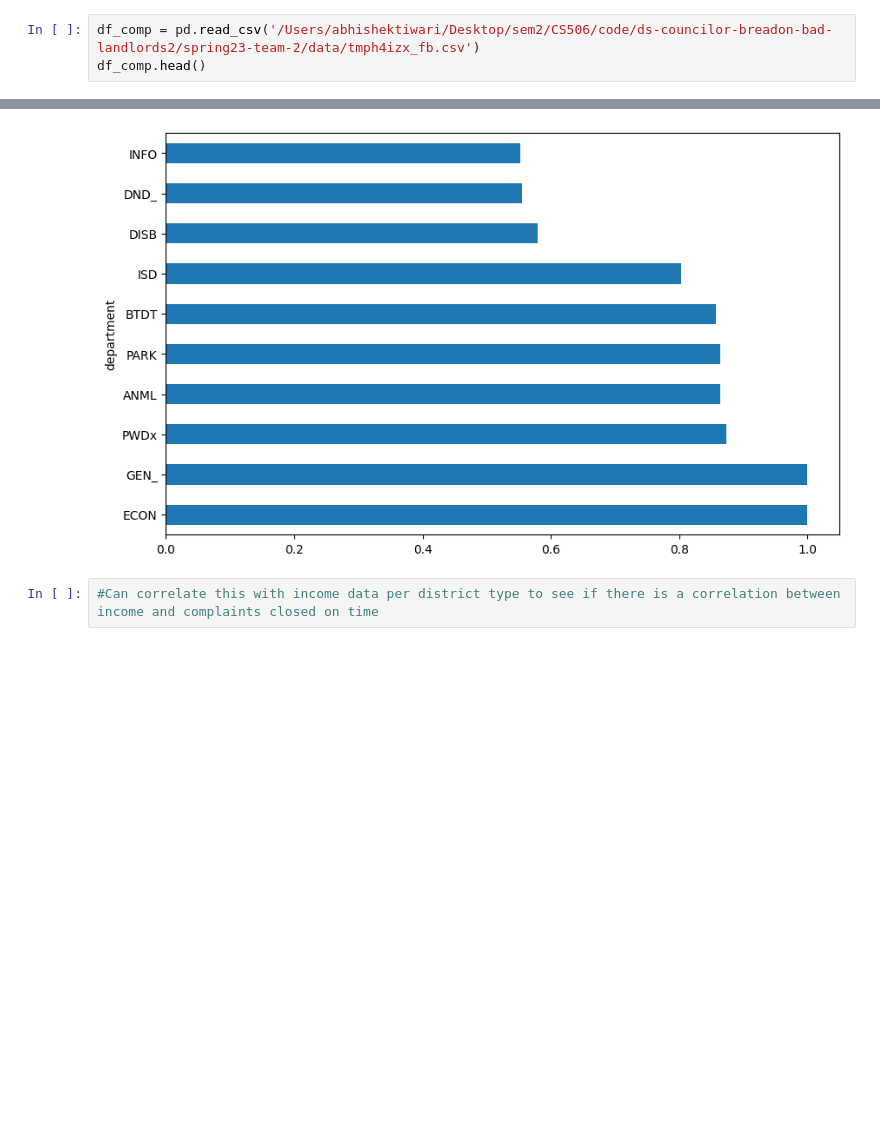
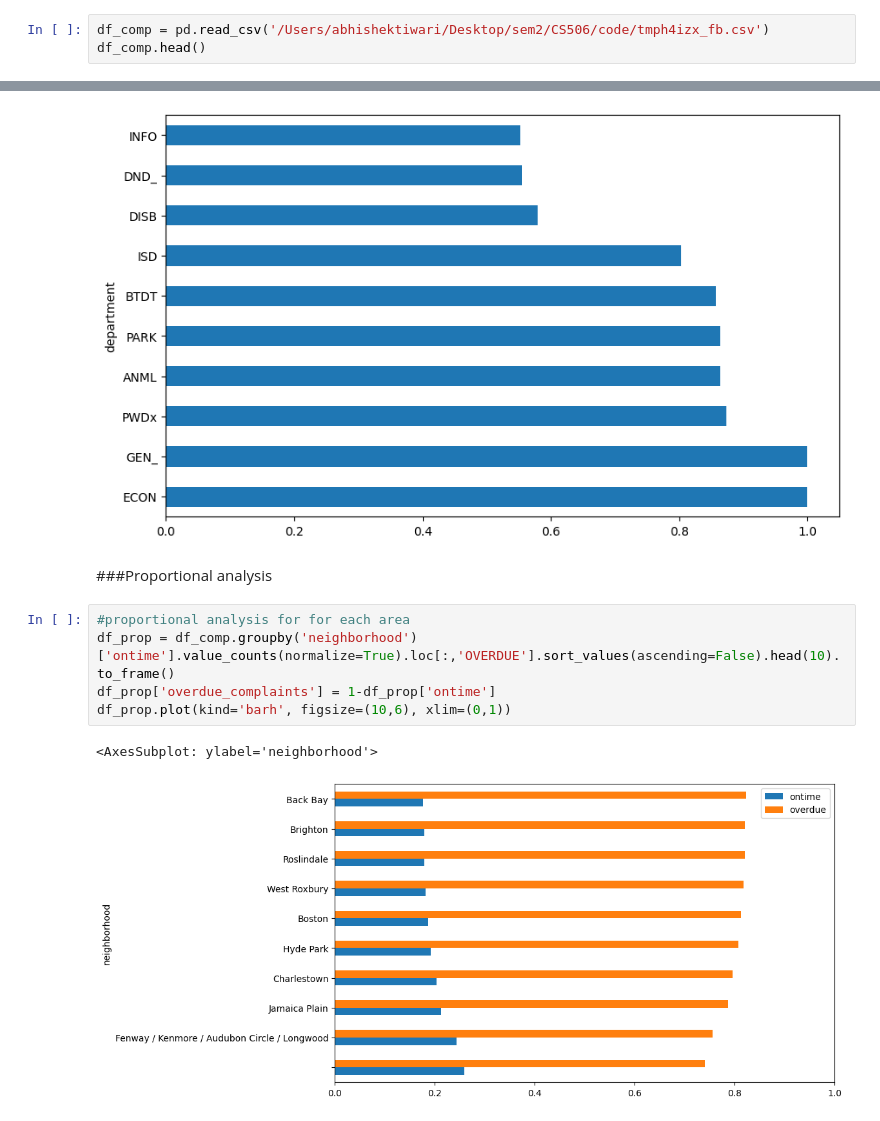
Before and after one commit to BU-Spark/ds-councilor-breadon-bad-landlords2, a Jupyter notebook: spring23-team-2/deliverables/deliverable_1/complaints_22.ipynb, the cells around one changed output, grey strips where cells are left out. Saved outputs shown, nothing was run; the diff lists cells and outputs as text; blank space fills up the shorter version.

```diff
--- a/spring23-team-2/deliverables/deliverable_1/complaints_22.ipynb
+++ b/spring23-team-2/deliverables/deliverable_1/complaints_22.ipynb
@@ -3,7 +3,7 @@ import pandas as pd
 import numpy as np
 import matplotlib.pyplot as plt
 # %%
-df_comp = pd.read_csv('/Users/abhishektiwari/Desktop/sem2/CS506/code/ds-councilor-breadon-bad-landlords2/spring23-team-2/data/tmph4izx_fb.csv')
+df_comp = pd.read_csv('/Users/abhishektiwari/Desktop/sem2/CS506/code/tmph4izx_fb.csv')
 df_comp.head()
 # %% [output]
 |  | case_enquiry_id | open_dt | target_dt | closed_dt | ontime | case_status | closure_reason | case_title | ... |
@@ -104,5 +98,13 @@ df_comp.groupby('department')['ontime'].value_counts(normalize=True).loc[:,'ONTI
 # %% [output]
 <AxesSubplot: ylabel='department'>
 [figure]
-# %%
-#Can correlate this with income data per district type to see if there is a correlation between income and complaints closed on time
+# %% [markdown]
+###Proportional analysis
+# %%
+#proportional analysis for for each area
+df_prop = df_comp.groupby('neighborhood')['ontime'].value_counts(normalize=True).loc[:,'OVERDUE'].sort_values(ascending=False).head(10).to_frame()
+df_prop['overdue_complaints'] = 1-df_prop['ontime']
+df_prop.plot(kind='barh', figsize=(10,6), xlim=(0,1))
+# %% [output]
+<AxesSubplot: ylabel='neighborhood'>
+[figure, added]
```
Also changed, not shown: parts of 5 cells of this notebook, 5 other files.
